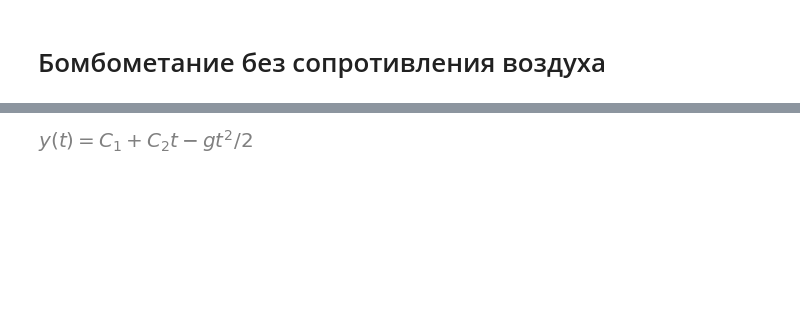
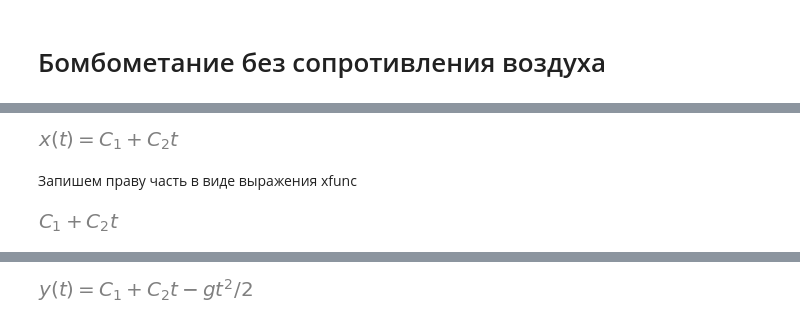
Before and after one commit to tatyderb/m2020, a Jupyter notebook: 4_text_tasks/4_5_drop_bomb.ipynb, the cells around one changed output, grey strips where cells are left out. Drawn from its saved outputs; the diff is of its cells as text; code cells hidden in the pictures; blank space fills up the shorter version.

```diff
--- a/4_text_tasks/4_5_drop_bomb.ipynb
+++ b/4_text_tasks/4_5_drop_bomb.ipynb
@@ -60,0 +60,12 @@ dsol
+# %%
+xdsol = dsolve(eq1)
+xdsol
+# %% [output]
+[figure, added]
+# %% [markdown]
+Запишем праву часть в виде выражения xfunc
+# %%
+xfunc = xdsol.rhs
+xfunc
+# %% [output]
+[figure, added]
```
Also changed, not shown: parts of 38 cells of this notebook.
